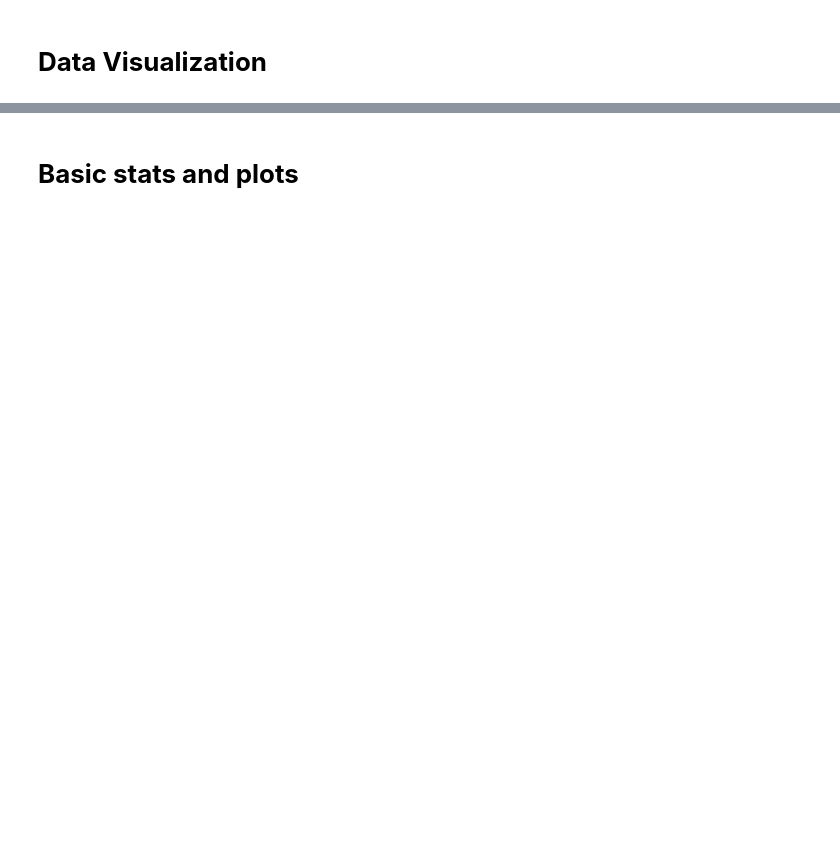
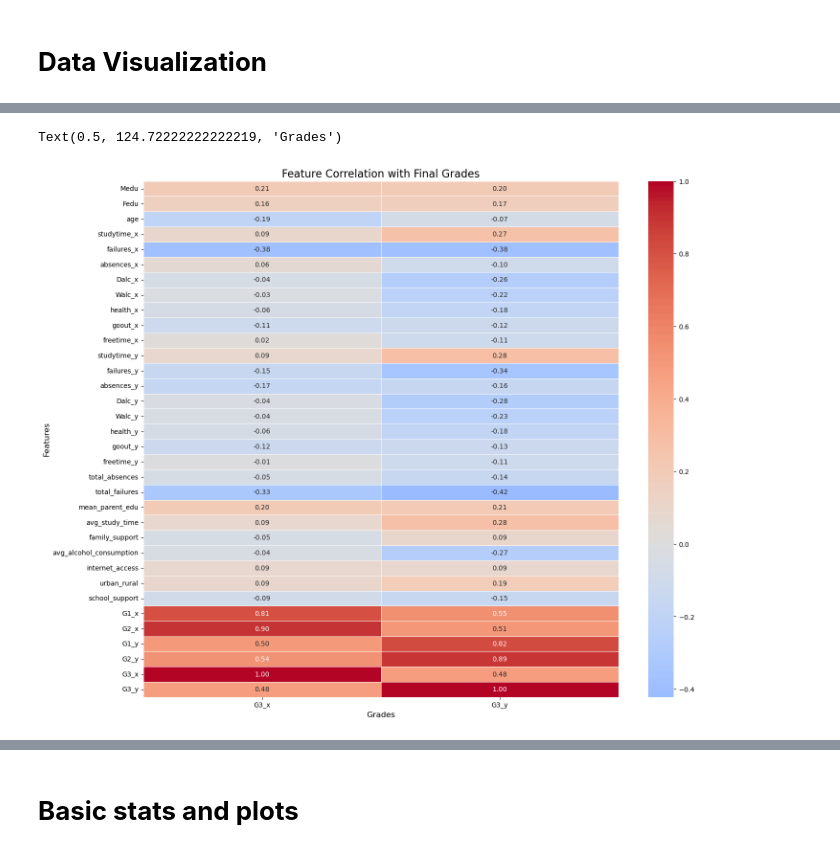
Before and after one commit to marias-25/Project, a Jupyter notebook: EDA.ipynb, the cells around one changed output, grey strips where cells are left out. Drawn from its saved outputs; the diff is of its cells as text; code cells hidden in the pictures; blank space fills up the shorter version.

Commit message:
Moved files from path. Created the new master data frames with and without previos grades for model implementation

```diff
--- a/EDA.ipynb
+++ b/EDA.ipynb
@@ -446,0 +412,20 @@ Name: count, dtype: int64
+# %%
+#New engineered features such as total absences, total failures, mean parent education level, average study time, family support indicator, alcohol comsumption average,
+# internet access, encode addres for Urban or Rural, school support indicator
+
+student_merged['total_absences'] = student_merged['absences_x'] + student_merged['absences_y']  #Captures overall absenteeism, which often predicts risk.
+student_merged['total_failures'] = student_merged['failures_x'] + student_merged['failures_y']  #Reflects history of academic struggles.
+student_merged['mean_parent_edu'] = (student_merged['Medu'] + student_merged['Fedu']) / 2   #Aggregates parental education
+student_merged['avg_study_time'] = (student_merged['studytime_x'] + student_merged['studytime_y']) / 2  #Combines time spent studying for both subjects.
+student_merged['family_support'] = np.where((student_merged['famsup_x'] == 'yes') | (student_merged['famsup_y'] == 'yes'), 1, 0)    #Binary indicator for extra support in either subject.
+student_merged['avg_alcohol_consumption'] = (student_merged['Dalc_x'] + student_merged['Dalc_y']) / 2  #Highlights risk behaviors via daily alcohol use
+student_merged['internet_access'] = np.where(student_merged['internet'] == 'yes', 1, 0)  #Binary indicator for internet access at home
+student_merged['urban_rural'] = np.where(student_merged['address'] == 'U', 1, 0)  #Encode address for Urban (1) or Rural (0)
+student_merged['school_support'] = np.where((student_merged['schoolsup_x'] == 'yes') | (student_merged['schoolsup_y'] == 'yes'), 1, 0)  #Binary indicator for extra school support in either subject
+
+print("\n--- New Engineered Features ---")
+print(student_merged[['total_absences', 'total_failures', 'mean_parent_edu', 'avg_study_time', 'family_support', 'avg_alcohol_consumption', 'internet_access', 'urban_rural', 'school_support']].head())
+
+
+#Check for missing values after feature engineering
+print(student_merged.isnull().sum())
@@ -485,28 +552,34 @@ student_merged.to_csv('student_merged_cleaned.csv', index=False)
 # %%
 #Draw a heatmap to visualize the correlation of invariant and variant features with final grades
-# Select key features: invariant, variant, and targets
-invariant_features_sel =  ['Medu', 'Fedu', 'age'] + \
-                         [col for col in student_merged_encoded.columns if col.startswith(('Mjob_', 'Fjob_', 'Pstatus_', 'sex_', 'nursery_', 'internet_'))]
-
+# Select key features: invariant, variant, engineered features and targets
+invariant_features_sel = ['Medu', 'Fedu', 'age']  # Keep numeric only for correlation
 variant_features_x_sel = ['studytime_x', 'failures_x', 'absences_x', 'Dalc_x', 'Walc_x', 'health_x', 'goout_x', 'freetime_x']
 variant_features_y_sel = ['studytime_y', 'failures_y', 'absences_y', 'Dalc_y', 'Walc_y', 'health_y', 'goout_y', 'freetime_y']
-targets = ['G3_x', 'G3_y']  # G3_mat and G3_por
-features_for_corr = invariant_features_sel + variant_features_x_sel + variant_features_y_sel + targets
-df_corr = student_merged_encoded[features_for_corr]
+engineered_features_sel = ['total_absences', 'total_failures', 'mean_parent_edu', 'avg_study_time',
+                           'family_support', 'avg_alcohol_consumption', 'internet_access',
+                           'urban_rural', 'school_support']
+prior_grades = ['G1_x', 'G2_x', 'G1_y', 'G2_y']
+targets = ['G3_x', 'G3_y'] # G3_mat and G3_por
+
+features_for_corr = invariant_features_sel + variant_features_x_sel + variant_features_y_sel + engineered_features_sel + prior_grades + targets
+df_corr = student_merged[features_for_corr]
 # Calculate the correlation matrix
 corr_matrix = df_corr.corr()
 corr_with_targets = corr_matrix[targets]
 
-plt.figure(figsize=(16,12))
+plt.figure(figsize=(16,14))
 # Draw the heatmap
 sns.heatmap(
     corr_with_targets,       # Correlations of features with G3_x and G3_y
     annot=True,              # Show correlation values
     fmt=".2f",
     cmap="coolwarm",         # Color map for positive/negative correlation
     center=0,                # Center at 0 (neutral correlation)
     linewidths=0.5
 )
 plt.title("Feature Correlation with Final Grades", fontsize=16)
 plt.ylabel("Features", fontsize=12)
 plt.xlabel("Grades", fontsize=12)
+# %% [output]
+Text(0.5, 124.72222222222219, 'Grades')
+[figure, added]
```
Also changed, not shown: parts of 40 cells of this notebook, 9 other files.
